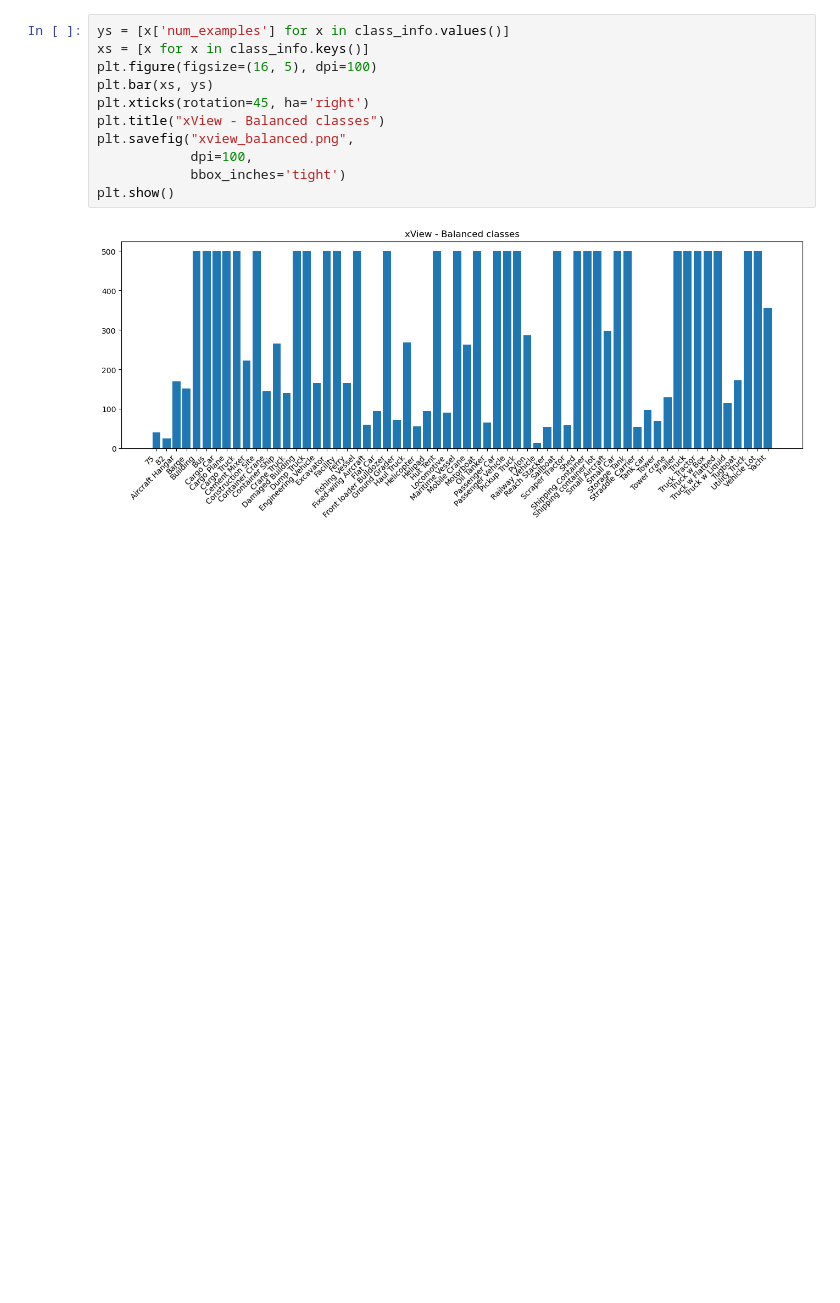
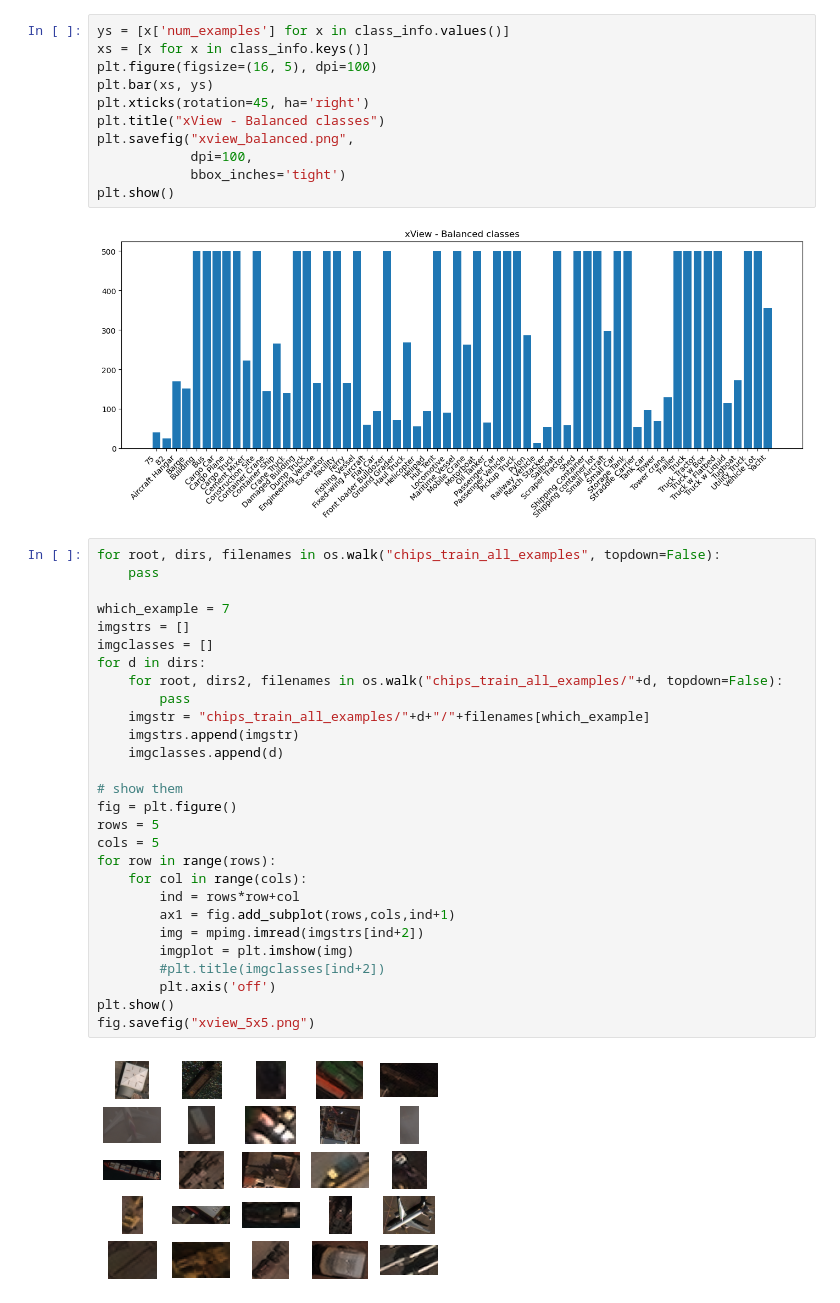
Before and after one commit to lewj85/e2cnn_experiments, a Jupyter notebook: data/xView/chipper_xView.ipynb, the cells around one changed output. Saved outputs shown, nothing was run; the diff lists cells and outputs as text; blank space fills up the shorter version.

```diff
--- a/data/xView/chipper_xView.ipynb
+++ b/data/xView/chipper_xView.ipynb
@@ -420,3 +421,33 @@ plt.savefig("xview_balanced.png",
 plt.show()
 # %% [output]
 [figure]
+# %%
+for root, dirs, filenames in os.walk("chips_train_all_examples", topdown=False):
+    pass
+
+which_example = 7
+imgstrs = []
+imgclasses = []
+for d in dirs:
+    for root, dirs2, filenames in os.walk("chips_train_all_examples/"+d, topdown=False):
+        pass
+    imgstr = "chips_train_all_examples/"+d+"/"+filenames[which_example]
+    imgstrs.append(imgstr)
+    imgclasses.append(d)
+
+# show them
+fig = plt.figure()
+rows = 5
+cols = 5
+for row in range(rows):
+    for col in range(cols):
+        ind = rows*row+col
+        ax1 = fig.add_subplot(rows,cols,ind+1)
+        img = mpimg.imread(imgstrs[ind+2])
+        imgplot = plt.imshow(img)
+        #plt.title(imgclasses[ind+2])
+        plt.axis('off')
+plt.show()
+fig.savefig("xview_5x5.png")
+# %% [output]
+[figure, added]
```
Also changed, not shown: parts of 1 cell of this notebook, 9 other files.
